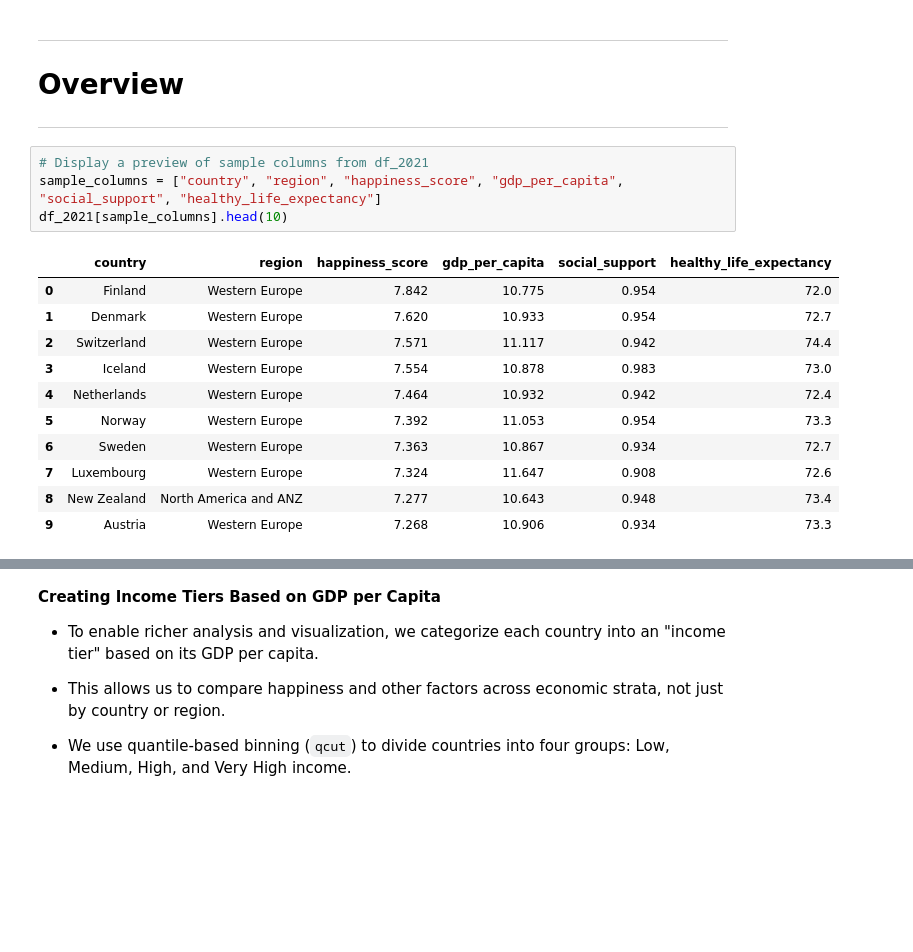
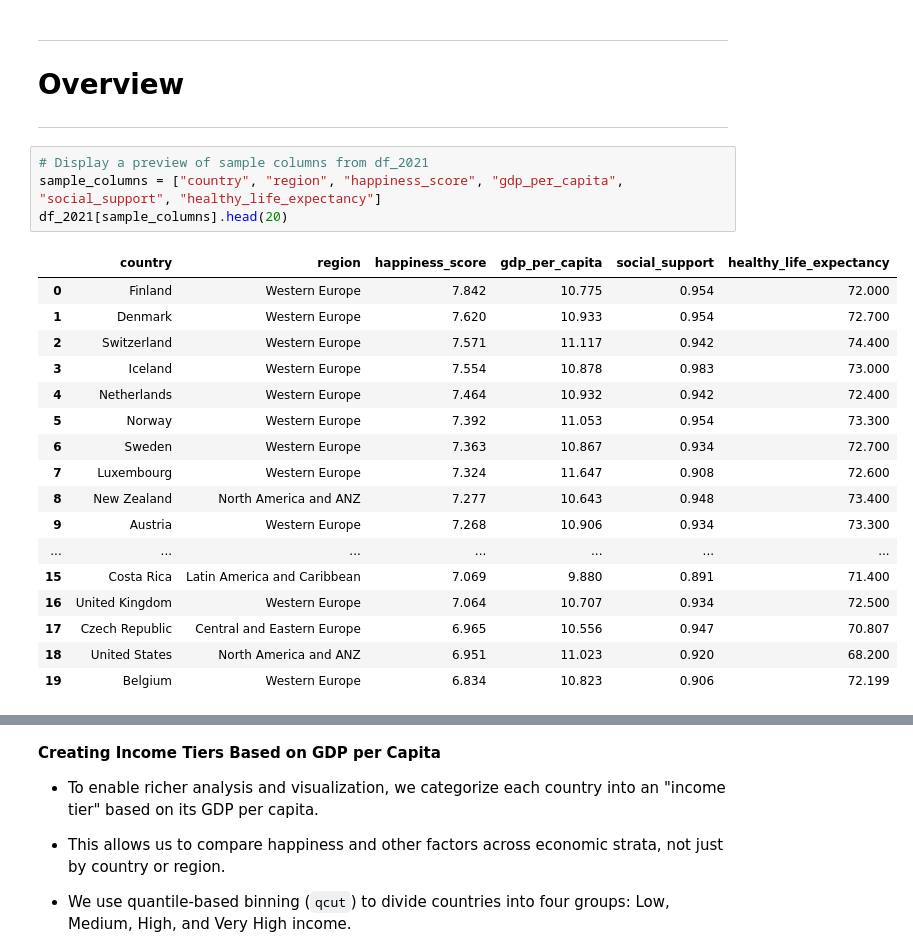
Before and after one commit to danielTongu/cs445, a Jupyter notebook: stage3/world-happiness-report.ipynb, the cells around one changed output, grey strips where cells are left out. Cells and saved outputs as stored; diff of their text form; blank space fills up the shorter version.

```diff
--- a/stage3/world-happiness-report.ipynb
+++ b/stage3/world-happiness-report.ipynb
@@ -99,17 +99,23 @@ df_all = df_all.merge(region_map, on="country", how="left")
 # %%
 # Display a preview of sample columns from df_2021
 sample_columns = ["country", "region", "happiness_score", "gdp_per_capita", "social_support", "healthy_life_expectancy"]
-df_2021[sample_columns].head(10)
+df_2021[sample_columns].head(20)
 # %% [output]
 |  | country | region | happiness_score | gdp_per_capita | social_support | healthy_life_expectancy |
-| 0 | Finland | Western Europe | 7.842 | 10.775 | 0.954 | 72.0 |
-| 1 | Denmark | Western Europe | 7.620 | 10.933 | 0.954 | 72.7 |
-| 2 | Switzerland | Western Europe | 7.571 | 11.117 | 0.942 | 74.4 |
-| 3 | Iceland | Western Europe | 7.554 | 10.878 | 0.983 | 73.0 |
-| 4 | Netherlands | Western Europe | 7.464 | 10.932 | 0.942 | 72.4 |
-| 5 | Norway | Western Europe | 7.392 | 11.053 | 0.954 | 73.3 |
-| 6 | Sweden | Western Europe | 7.363 | 10.867 | 0.934 | 72.7 |
-| 7 | Luxembourg | Western Europe | 7.324 | 11.647 | 0.908 | 72.6 |
-| 8 | New Zealand | North America and ANZ | 7.277 | 10.643 | 0.948 | 73.4 |
-| 9 | Austria | Western Europe | 7.268 | 10.906 | 0.934 | 73.3 |
+| 0 | Finland | Western Europe | 7.842 | 10.775 | 0.954 | 72.000 |
+| 1 | Denmark | Western Europe | 7.620 | 10.933 | 0.954 | 72.700 |
+| 2 | Switzerland | Western Europe | 7.571 | 11.117 | 0.942 | 74.400 |
+| 3 | Iceland | Western Europe | 7.554 | 10.878 | 0.983 | 73.000 |
+| 4 | Netherlands | Western Europe | 7.464 | 10.932 | 0.942 | 72.400 |
+| 5 | Norway | Western Europe | 7.392 | 11.053 | 0.954 | 73.300 |
+| 6 | Sweden | Western Europe | 7.363 | 10.867 | 0.934 | 72.700 |
+| 7 | Luxembourg | Western Europe | 7.324 | 11.647 | 0.908 | 72.600 |
+| 8 | New Zealand | North America and ANZ | 7.277 | 10.643 | 0.948 | 73.400 |
+| 9 | Austria | Western Europe | 7.268 | 10.906 | 0.934 | 73.300 |
+| ... | ... | ... | ... | ... | ... | ... |
+| 15 | Costa Rica | Latin America and Caribbean | 7.069 | 9.880 | 0.891 | 71.400 |
+| 16 | United Kingdom | Western Europe | 7.064 | 10.707 | 0.934 | 72.500 |
+| 17 | Czech Republic | Central and Eastern Europe | 6.965 | 10.556 | 0.947 | 70.807 |
+| 18 | United States | North America and ANZ | 6.951 | 11.023 | 0.920 | 68.200 |
+| 19 | Belgium | Western Europe | 6.834 | 10.823 | 0.906 | 72.199 |
 # %%
```
Also changed, not shown: parts of 24 cells of this notebook.
